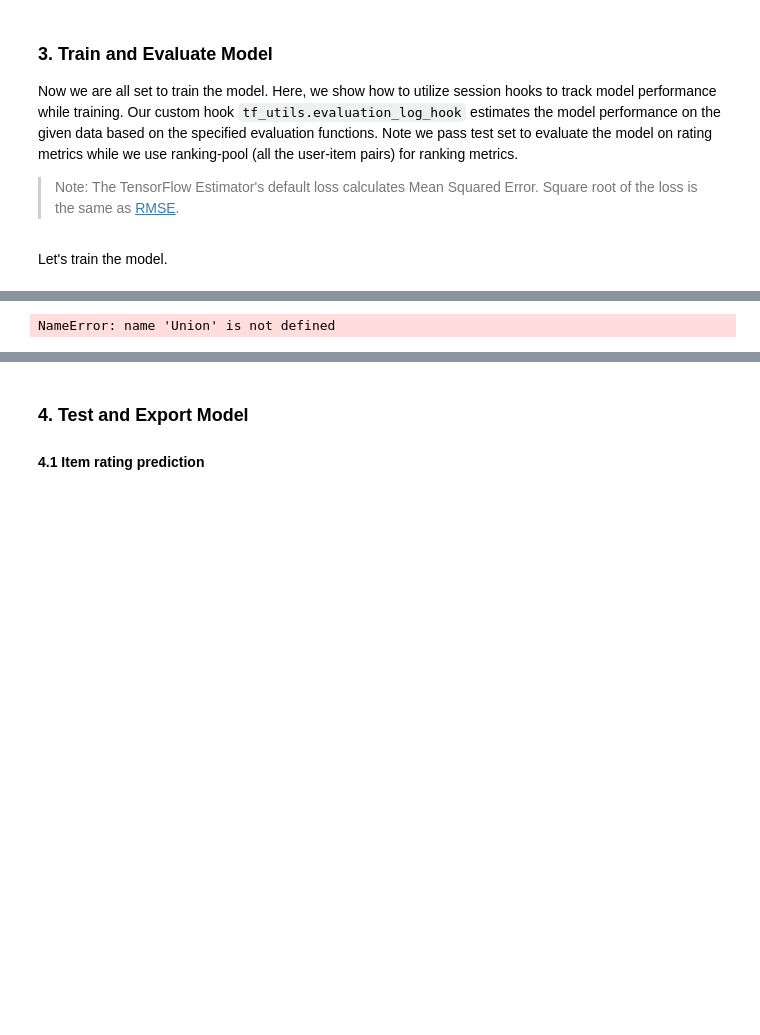
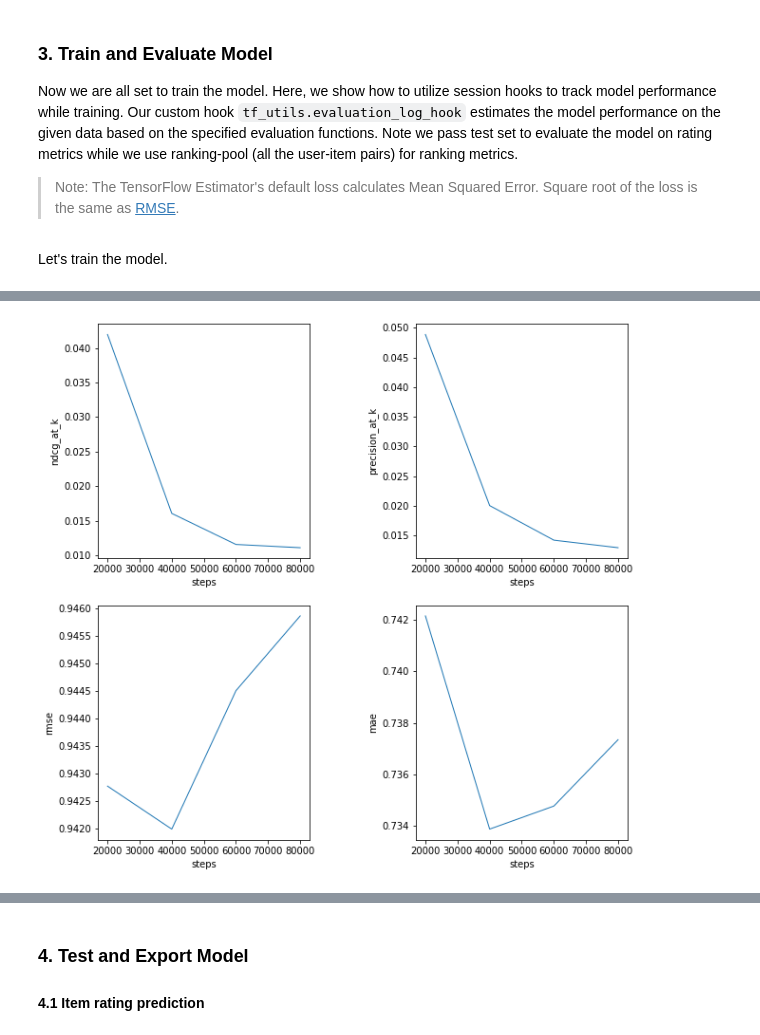
Before and after one commit to c-nova/recommenders, a Jupyter notebook: notebooks/00_quick_start/wide_deep_movielens.ipynb, the cells around one changed output, grey strips where cells are left out. Saved outputs shown, nothing was run; the diff lists cells and outputs as text; code cells hidden in the pictures; blank space fills up the shorter version.

```diff
--- a/notebooks/00_quick_start/wide_deep_movielens.ipynb
+++ b/notebooks/00_quick_start/wide_deep_movielens.ipynb
@@ -214,10 +212,8 @@ Hyperparameters | <ul><li>FTRL optimizer</li><li>Learning rate = 0.0029</li><li>
 
 Note, the hyperparameters are optimized for the training set. We used **Azure Machine Learning service** ([AzureML](https://azure.microsoft.com/en-us/services/machine-learning-service/)) to find the best hyperparameters, where we further split the training set into two subsets for training and validation respectively so that the test set is being separated from the tuning and training phases. For more details, see [azureml_hyperdrive_wide_and_deep.ipynb](../04_model_select_and_optimize/azureml_hyperdrive_wide_and_deep.ipynb).
 # %%
-# Number of training steps. I.e. number of batches to train
-train_steps = max(1, EPOCHS * len(train) // BATCH_SIZE)
 # Create model checkpoint every n steps. We store the model 5 times.
-save_checkpoints_steps = max(1, train_steps // 5)
+save_checkpoints_steps = max(1, STEPS // 5)
 # %%
 # Define wide (linear) and deep (dnn) features
 wide_columns, deep_columns = wide_deep.build_feature_columns(
@@ -256,16 +252,18 @@ model = wide_deep.build_model(
     deep_columns=deep_columns,
     linear_optimizer=tf_utils.build_optimizer(LINEAR_OPTIMIZER, LINEAR_OPTIMIZER_LR, **{
         'l1_regularization_strength': LINEAR_L1_REG,
+        'l2_regularization_strength': LINEAR_L2_REG,
         'momentum': LINEAR_MOMENTUM,
     }),
     dnn_optimizer=tf_utils.build_optimizer(DNN_OPTIMIZER, DNN_OPTIMIZER_LR, **{
         'l1_regularization_strength': DNN_L1_REG,
+        'l2_regularization_strength': DNN_L2_REG,
         'momentum': DNN_MOMENTUM,
     }),
     dnn_hidden_units=DNN_HIDDEN_UNITS,
     dnn_dropout=DNN_DROPOUT,
     dnn_batch_norm=(DNN_BATCH_NORM==1),
-    log_every_n_iter=max(1, train_steps//20),  # log 20 times
+    log_every_n_iter=max(1, STEPS//10),  # log 10 times
     save_checkpoints_steps=save_checkpoints_steps,
     seed=RANDOM_SEED
 )
@@ -317,7 +315,7 @@ if EVALUATE_WHILE_TRAINING:
                     eval_df=ranking_pool if metrics==RANKING_METRICS else test.drop(RATING_COL, axis=1),
                     every_n_iter=save_checkpoints_steps,
                     model_dir=model_dir,
-                    eval_fns=metrics,
+                    eval_fns=[getattr(evaluator, m) for m in metrics],
                     **({**cols, 'k': TOP_K} if metrics==RANKING_METRICS else cols)
                 )
             )
@@ -327,7 +325,7 @@ train_fn = tf_utils.pandas_input_fn(
     df=train,
     y_col=RATING_COL,
     batch_size=BATCH_SIZE,
-    num_epochs=None,  # None == run forever. We use steps=TRAIN_STEPS instead.
+    num_epochs=None,  # We use steps=TRAIN_STEPS instead.
     shuffle=True,
     seed=RANDOM_SEED,
 )
@@ -369,44 +371,18 @@ INFO:tensorflow:Loss for final step: 85.48685.
-# %%
-import matplotlib.pyplot as plt
-
-def line_graph(
-    values: Union[List[List[float]], List[float]],
-    labels: Union[List[str], str],
-    x_guides: List[int],
-    x_name: str,
-    y_name: str,
-    legend_loc: str="lower right",
-):
-    """Plot line graph(s).
-
-    Args:
-        values: List of graphs or a graph to plot
-        labels: List of labels or a label for graph.
-            If labels is a string, this function assumes the values is a single graph.
-        x_guides: List of guidelines (a vertical dotted line)
-        x_name: x axis label
-        y_name: y axis label
-        legend_loc: legend location
-    """
-    if isinstance(labels, str):
-        plt.plot(range(values), values, label=labels, lw=1)
-    else:
-        assert len(values) == len(labels)
-        for i, v in enumerate(values):
-            plt.plot(range(len(v)), v, label=labels[i], lw=1)
-
-    for x in x_guides:
-        plt.axvline(x=x, color="gray", lw=1, linestyle="--")
-
-    plt.xlabel(x_name)
-    plt.ylabel(y_name)
-    plt.legend(loc=legend_loc)
-# %% [output]
-NameError: name 'Union' is not defined
-# %%
-if EVALUATE_WHILE_TRAINING:
-    for m, v in evaluation_logger.get_log().items():
-        pm.record("eval_{}".format(m), v)
+# %%
+if EVALUATE_WHILE_TRAINING:
+    logs = evaluation_logger.get_log()
+    for i, (m, v) in enumerate(logs.items(), 1):
+        pm.record("eval_{}".format(m), v)
+        x = [save_checkpoints_steps*i for i in range(1, len(v)+1)]
+        plot.line_graph(
+            values=list(zip(v, x)),
+            labels=m,
+            x_name="steps",
+            y_name=m,
+            subplot=(math.ceil(len(logs)/2), 2, i),
+        )
+# %% [output]
+[figure, added]
 # %% [markdown]
 #### 3.2 TensorBoard
 
```
Also changed, not shown: parts of 7 cells of this notebook, 7 other files.
